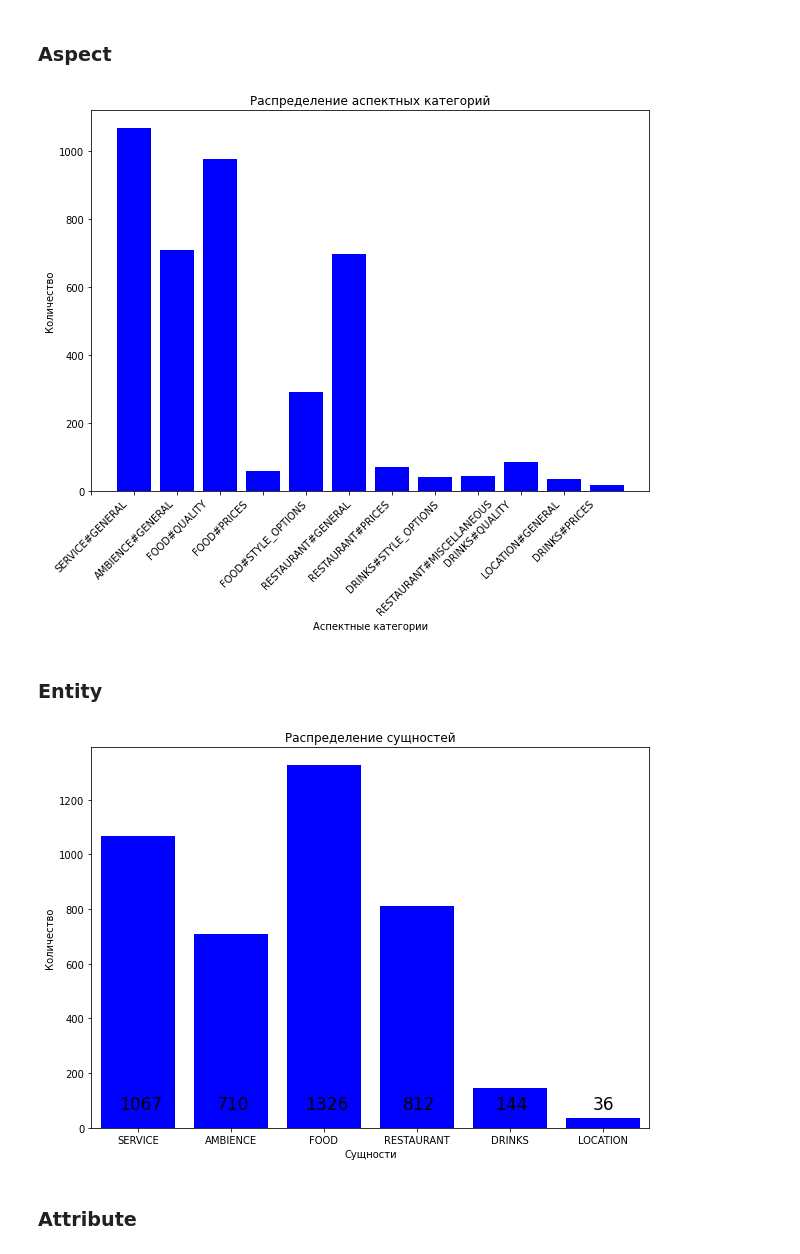
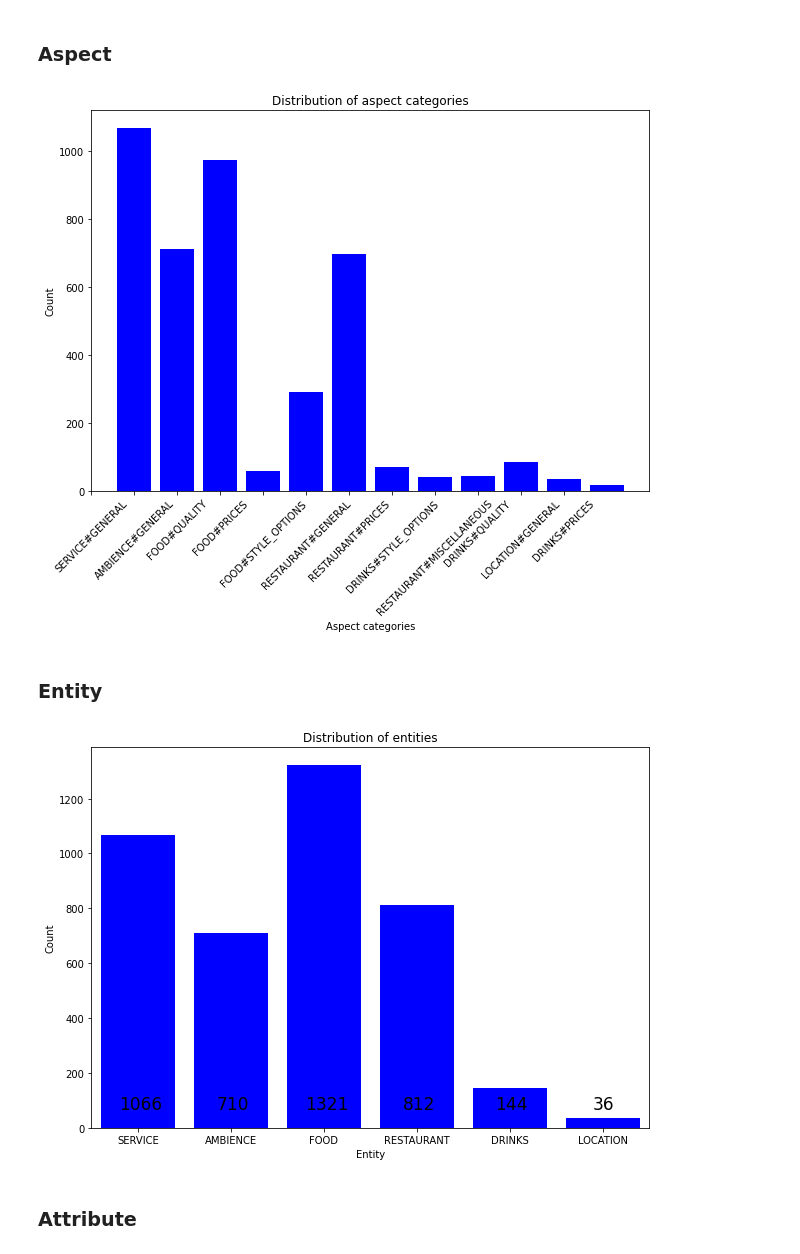
Before and after one commit to DavydovDmitry/absa, a Jupyter notebook: analysis/explore dataset.ipynb, the cells around one changed output. Saved outputs shown, nothing was run; the diff lists cells and outputs as text; code cells hidden in the pictures.

```diff
--- a/analysis/explore dataset.ipynb
+++ b/analysis/explore dataset.ipynb
@@ -115,0 +87,10 @@ aspects
+# %%
+texts = train_raw_reviews + test_raw_reviews
+aspects = set()
+
+for text in texts:
+    for opinion in text.opinions:
+        aspects.add(opinion.category)
+
+for aspect in sorted(aspects):
+    print(aspect)
@@ -116,14 +110,15 @@ aspects
 # %% [markdown]
 ### Mark one target as different aspects
 # %%
+texts = train_raw_reviews
 category_count = Counter()
 
-for sentence in sentences:
-    if sentence.targets:
+for text in texts:
+    if text.opinions:
         sentence_category = defaultdict(lambda: 0)
-        for target in sentence.targets:
-            if len(target.nodes) > 0:
-                sentence_category[frozenset(target.nodes)] += 1
+        for opinion in text.opinions:
+            if not opinion.is_implicit():
+                sentence_category[frozenset((opinion.start_index, opinion.stop_index))] += 1
         category_count.update(Counter(sentence_category.values()))
 
 xy = [(x, y) for x, y in sorted(category_count.items(), key=lambda item: item[0])]
@@ -145,7 +140,7 @@ for x, y in xy:
             zorder=10,)
 plt.xticks([1, 2, 3])
 plt.xlabel('Number of aspect categories of aspect term')
-plt.ylabel('Quantity')
+plt.ylabel('Count')
 plt.title('Distribution of number of term categories')
 plt.savefig(os.path.join(images_path, 'number_term_categories_distribution.pdf'))
 # %% [output]
@@ -166,0 +150,9 @@ none_targets
+# %%
+implicit_opinions = 0
+
+for text in train_raw_reviews:
+    for opinion in text.opinions:
+        if opinion.is_implicit():
+            implicit_opinions += 1
+
+implicit_opinions
@@ -169,34 +163,35 @@ none_targets
 # %% [markdown]
 ### Aspect
 # %%
+texts = train_raw_reviews
 entity_counter = Counter()
 
-for sentence in sentences:
-    for target in sentence.targets:
-        entity_counter.update([target.category])
+for text in texts:
+    for opinion in text.opinions:
+        entity_counter.update([opinion.category])
 
 labels = [x for x in entity_counter.keys()]
 fig, ax = plt.subplots(nrows=1, ncols=1, figsize=(10, 7))
 #ax.grid('on', zorder=0)
 plt.bar(entity_counter.keys(), entity_counter.values(), color='#0000ff', zorder=5)
 plt.xticks(ticks=[x-1 for x in range(len(entity_counter))], labels=labels, rotation=45)
-plt.title('Распределение аспектных категорий')
-plt.xlabel('Аспектные категории')
-plt.ylabel('Количество');
+plt.title('Distribution of aspect categories')
+plt.xlabel('Aspect categories')
+plt.ylabel('Count');
 # %% [output]
-[figure, old version]
+[figure, new version]
 # %% [markdown]
 ### Entity
 # %%
+texts = train_raw_reviews
 entity_counter = Counter()
 
-for sentence in sentences:
-    for target in sentence.targets:
-        entity_counter.update([target.category.split('#')[0]])
+for text in texts:
+    for opinion in text.opinions:
+        entity_counter.update([opinion.category.split('#')[0]])
 
 labels = [x for x in entity_counter.values()]
 fig, ax = plt.subplots(nrows=1, ncols=1, figsize=(10, 7))
-#ax.grid('on', zorder=0)
 ax.bar(entity_counter.keys(), entity_counter.values(), color='#0000ff', zorder=5)
 plt.xlim(left=-0.5, right=5.5)
 for i, v in enumerate(labels):
@@ -206,11 +201,11 @@ for i, v in enumerate(labels):
             fontsize=17,
             #color='black' if i==3 else 'white',
             zorder=10,)
-plt.xlabel('Сущности')
-plt.ylabel('Количество')
-plt.title('Распределение сущностей');
+plt.xlabel('Entity')
+plt.ylabel('Count')
+plt.title('Distribution of entities');
 # %% [output]
-[figure, old version]
+[figure, new version]
 # %% [markdown]
 ### Attribute
 # %%
```
Also changed, not shown: parts of 22 cells of this notebook, 3 other files.
